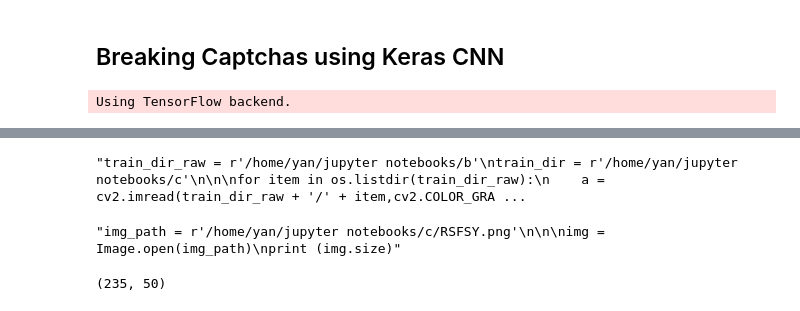
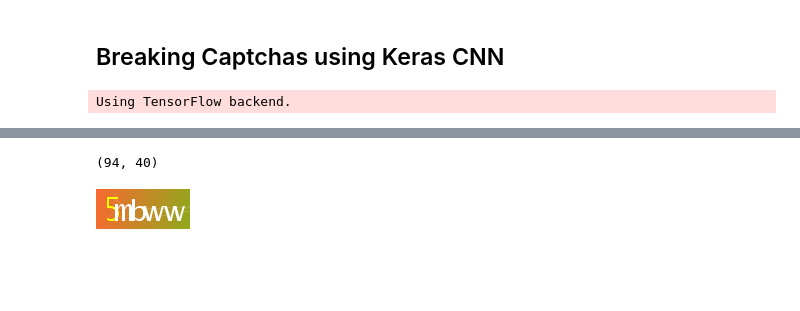
Before and after one commit to YanSym/Data-Science-Projects, a Jupyter notebook: Breaking Captchas - Keras CNN.ipynb, the cells around one changed output, grey strips where cells are left out. Cells and saved outputs as stored; diff of their text form; code cells hidden in the pictures; blank space fills up the shorter version.

```diff
--- a/Breaking Captchas - Keras CNN.ipynb
+++ b/Breaking Captchas - Keras CNN.ipynb
@@ -39,10 +86,0 @@ for item in os.listdir(train_dir_raw):
-# %%
-'''train_dir_raw = r'/home/yan/jupyter notebooks/b'
-train_dir = r'/home/yan/jupyter notebooks/c'
-
-
-for item in os.listdir(train_dir_raw):
-    a = cv2.imread(train_dir_raw + '/' + item,cv2.COLOR_GRAY2RGB)
-    cv2.imwrite(train_dir + '/' + item,a)'''
-# %% [output]
-"train_dir_raw = r'/home/yan/jupyter notebooks/b'\ntrain_dir = r'/home/yan/jupyter notebooks/c'\n\n\nfor item in os.listdir(train_dir_raw):\n    a = cv2.imread(train_dir_raw + '/' + item,cv2.COLOR_GRA ...
@@ -49,18 +105,15 @@ for item in os.listdir(train_dir_raw):
 # %%
-'''img_path = r'/home/yan/jupyter notebooks/c/RSFSY.png'
+train_dir = r'/home/yan/jupyter notebooks/todas_imagens_certo'
 
+img_path = train_dir + '/' + '5mbww.png'
 
 img = Image.open(img_path)
-print (img.size)'''
+print (img.size)
 # %% [output]
-"img_path = r'/home/yan/jupyter notebooks/c/RSFSY.png'\n\n\nimg = Image.open(img_path)\nprint (img.size)"
+(94, 40)
-# %%
-img_path = r'/home/yan/jupyter notebooks/train_dir/ffnkf.png'
-
-
-img = Image.open(img_path)
-print (img.size)
-# %% [output]
-(235, 50)
+# %%
+img
+# %% [output]
+[figure, added]
 # %%
 # parameters
```
Also changed, not shown: parts of 24 cells of this notebook.
